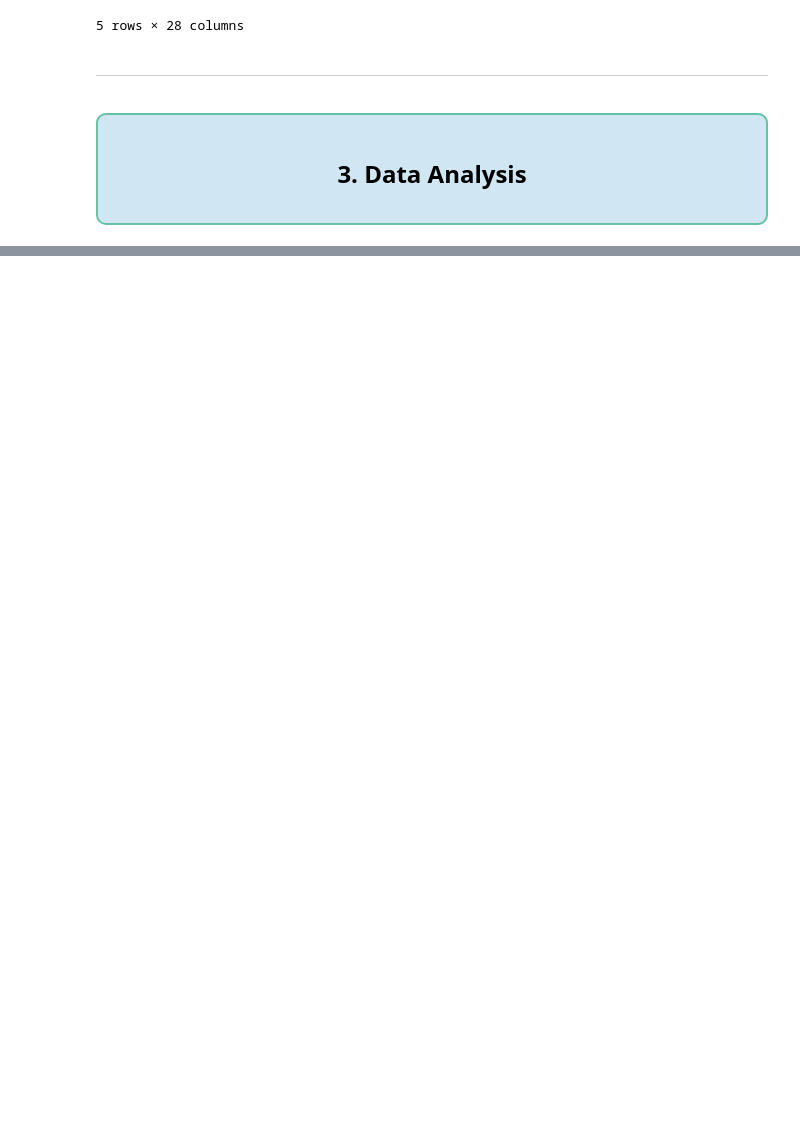
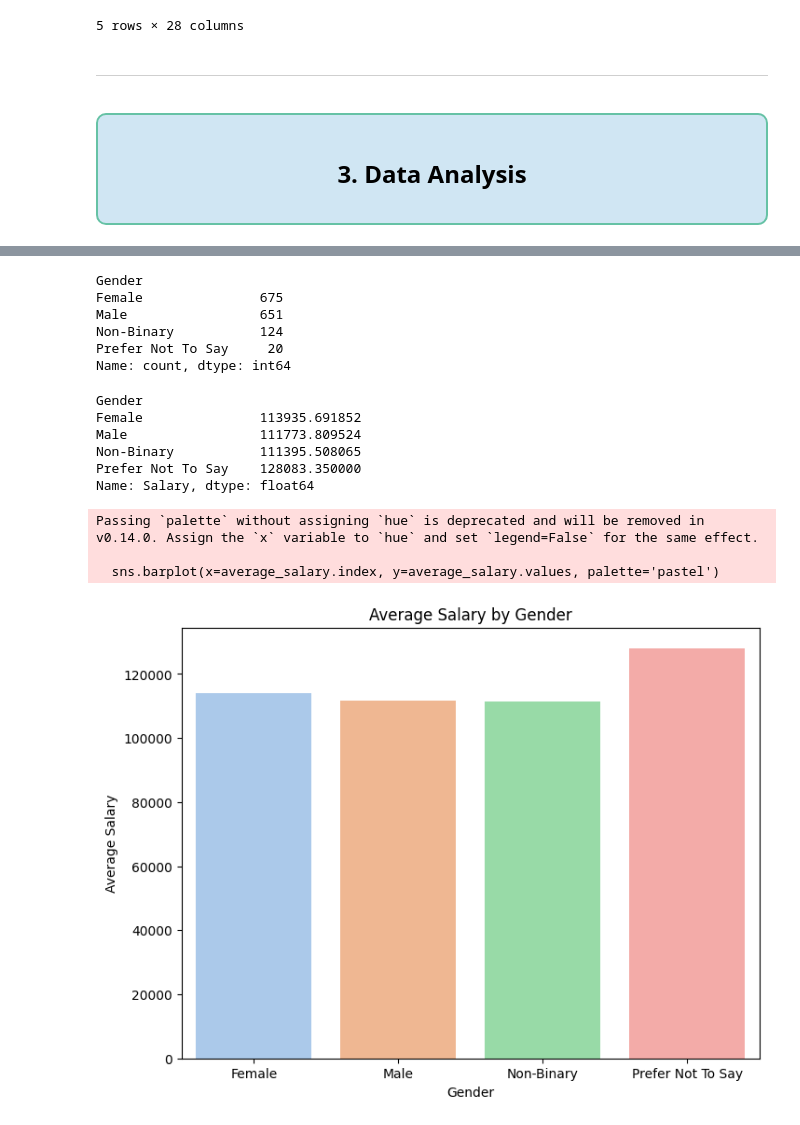
Before and after one commit to misbahkhattak718-pixel/Mentorship-Program--Devsil, a Jupyter notebook: Weekly Mini Projects/week 3/employee_attendance_dataset.ipynb, the cells around one changed output, grey strips where cells are left out. Saved outputs shown, nothing was run; the diff lists cells and outputs as text; code cells hidden in the pictures; blank space fills up the shorter version.

```diff
--- a/Weekly Mini Projects/week 3/employee_attendance_dataset.ipynb
+++ b/Weekly Mini Projects/week 3/employee_attendance_dataset.ipynb
@@ -594,0 +805,33 @@ df.head()
+# %%
+df.Gender.value_counts()
+# %% [output]
+Gender
+Female               675
+Male                 651
+Non-Binary           124
+Prefer Not To Say     20
+Name: count, dtype: int64
+# %%
+# the average salary of male vs. female employees is there a significant difference in salary based on gender:
+average_salary = df.groupby('Gender')['Salary'].mean()
+print(average_salary)
+# %% [output]
+Gender
+Female               113935.691852
+Male                 111773.809524
+Non-Binary           111395.508065
+Prefer Not To Say    128083.350000
+Name: Salary, dtype: float64
+# %%
+# visualize the average salary based on the gender:
+plt.figure  (figsize=(8, 6))
+sns.barplot(x=average_salary.index, y=average_salary.values, palette='pastel')
+plt.title('Average Salary by Gender')
+plt.xlabel('Gender')
+plt.ylabel('Average Salary')
+plt.show()
+# %% [output]
+Passing `palette` without assigning `hue` is deprecated and will be removed in v0.14.0. Assign the `x` variable to `hue` and set `legend=False` for the same effect.
+
+  sns.barplot(x=average_salary.index, y=average_salary.values, palette='pastel')
+[figure, added]
```
Also changed, not shown: parts of 55 cells of this notebook, 1 other file.
